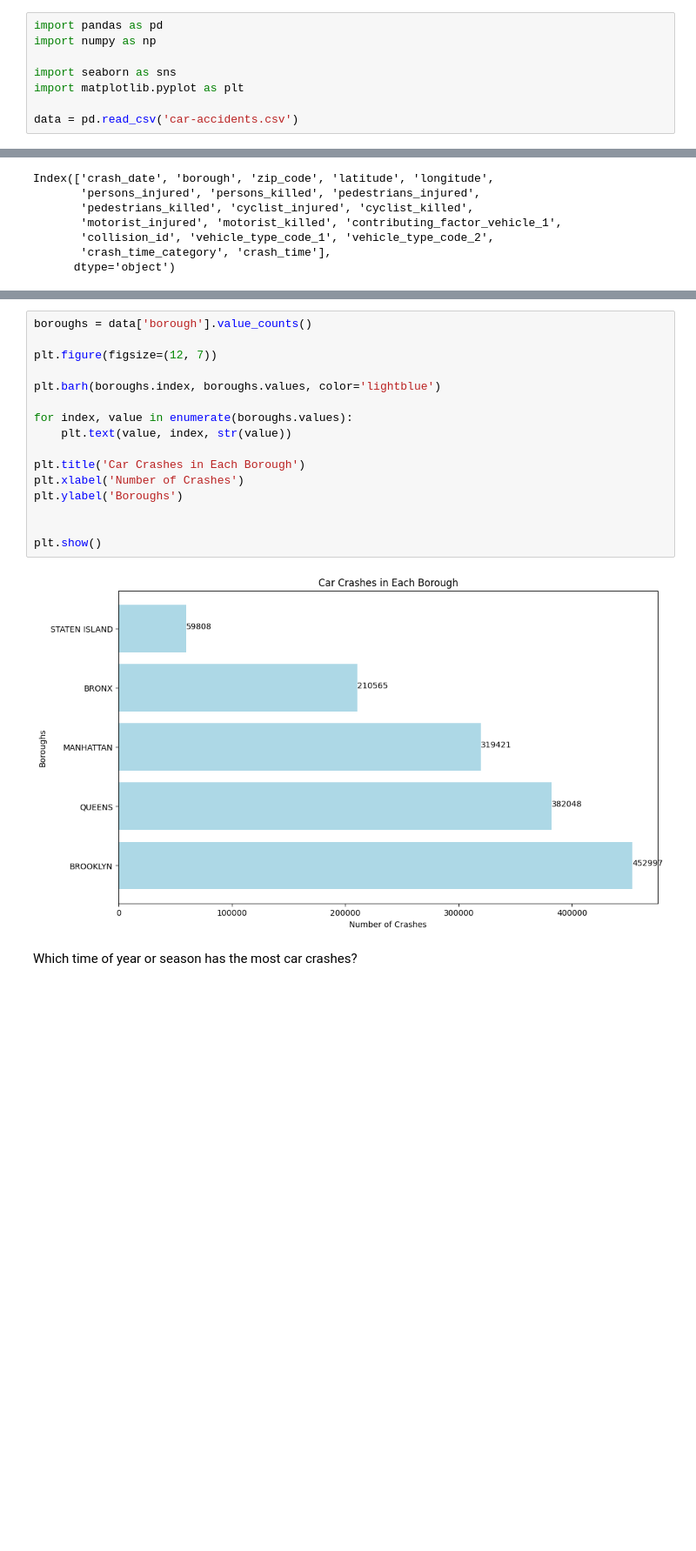
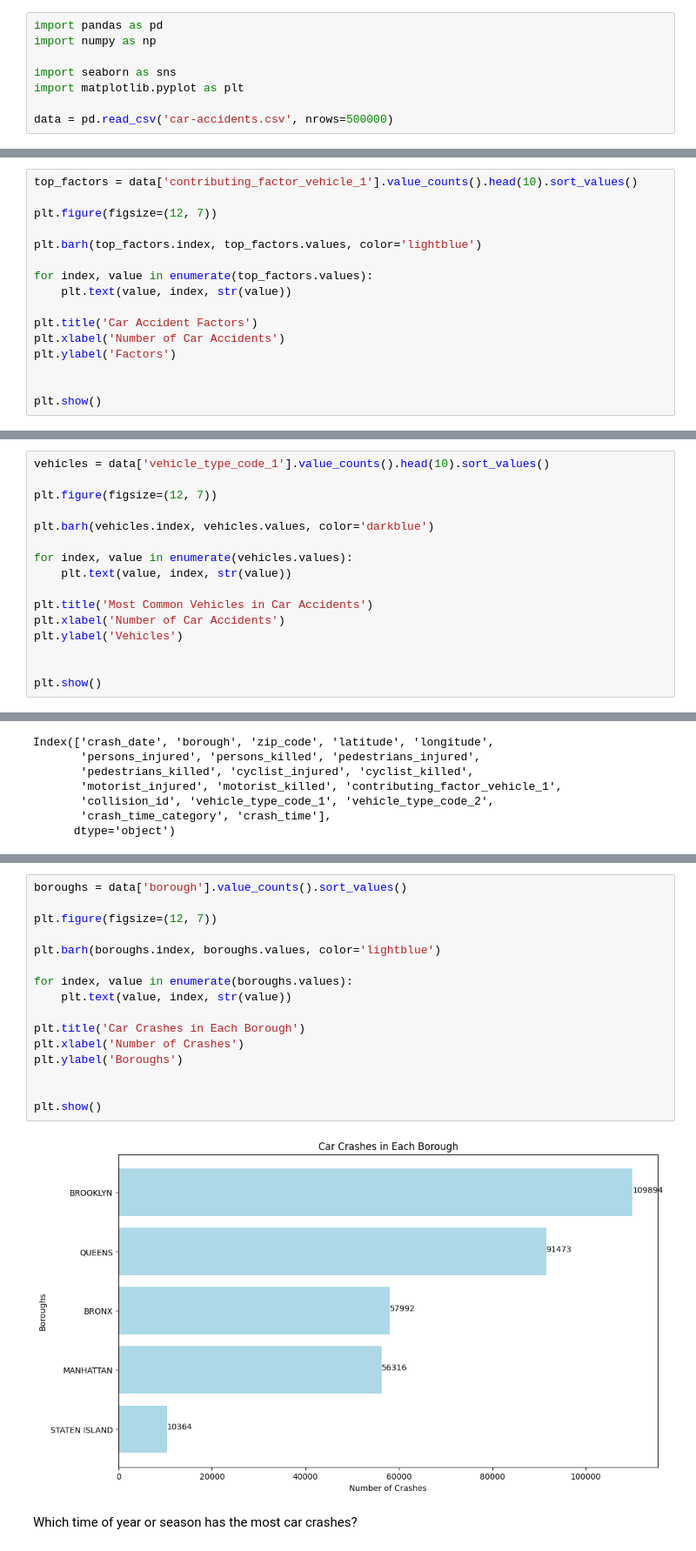
Before and after one commit to jsonshan/NYC-car-accidents, a Jupyter notebook: cars.ipynb, the cells around one changed output, grey strips where cells are left out. Shown at 87% size. Saved outputs shown, nothing was run; the diff lists cells and outputs as text; blank space fills up the shorter version.

```diff
--- a/cars.ipynb
+++ b/cars.ipynb
@@ -5,7 +5,7 @@ import numpy as np
 import seaborn as sns
 import matplotlib.pyplot as plt
 
-data = pd.read_csv('car-accidents.csv')
+data = pd.read_csv('car-accidents.csv', nrows=500000)
 # %% [output]
 Pyarrow will become a required dependency of pandas in the next major release of pandas (pandas 3.0),
 (to allow more performant data types, such as the Arrow string type, and better interoperability with other libraries)
@@ -310,0 +342,16 @@ Total Deaths Percentage: 0.29521372777677857
+# %%
+top_factors = data['contributing_factor_vehicle_1'].value_counts().head(10).sort_values()
+
+plt.figure(figsize=(12, 7))
+
+plt.barh(top_factors.index, top_factors.values, color='lightblue')
+
+for index, value in enumerate(top_factors.values):
+    plt.text(value, index, str(value))
+
+plt.title('Car Accident Factors')
+plt.xlabel('Number of Car Accidents')
+plt.ylabel('Factors')
+
+
+plt.show()
@@ -310,0 +387,16 @@ Total Deaths Percentage: 0.29521372777677857
+# %%
+vehicles = data['vehicle_type_code_1'].value_counts().head(10).sort_values()
+
+plt.figure(figsize=(12, 7))
+
+plt.barh(vehicles.index, vehicles.values, color='darkblue')
+
+for index, value in enumerate(vehicles.values):
+    plt.text(value, index, str(value))
+
+plt.title('Most Common Vehicles in Car Accidents')
+plt.xlabel('Number of Car Accidents')
+plt.ylabel('Vehicles')
+
+
+plt.show()
@@ -406,22 +480,22 @@ STATEN ISLAND     59808
 Name: count, dtype: int64
 # %%
-boroughs = data['borough'].value_counts()
+boroughs = data['borough'].value_counts().sort_values()
 
 plt.figure(figsize=(12, 7))
 
 plt.barh(boroughs.index, boroughs.values, color='lightblue')
 
 for index, value in enumerate(boroughs.values):
     plt.text(value, index, str(value))
 
 plt.title('Car Crashes in Each Borough')
 plt.xlabel('Number of Crashes')
 plt.ylabel('Boroughs')
 
 
 plt.show()
 # %% [output]
-[figure, old version]
+[figure, new version]
 # %% [markdown]
 Which time of year or season has the most car crashes?
 # %%
```
Also changed, not shown: parts of 29 cells of this notebook.
